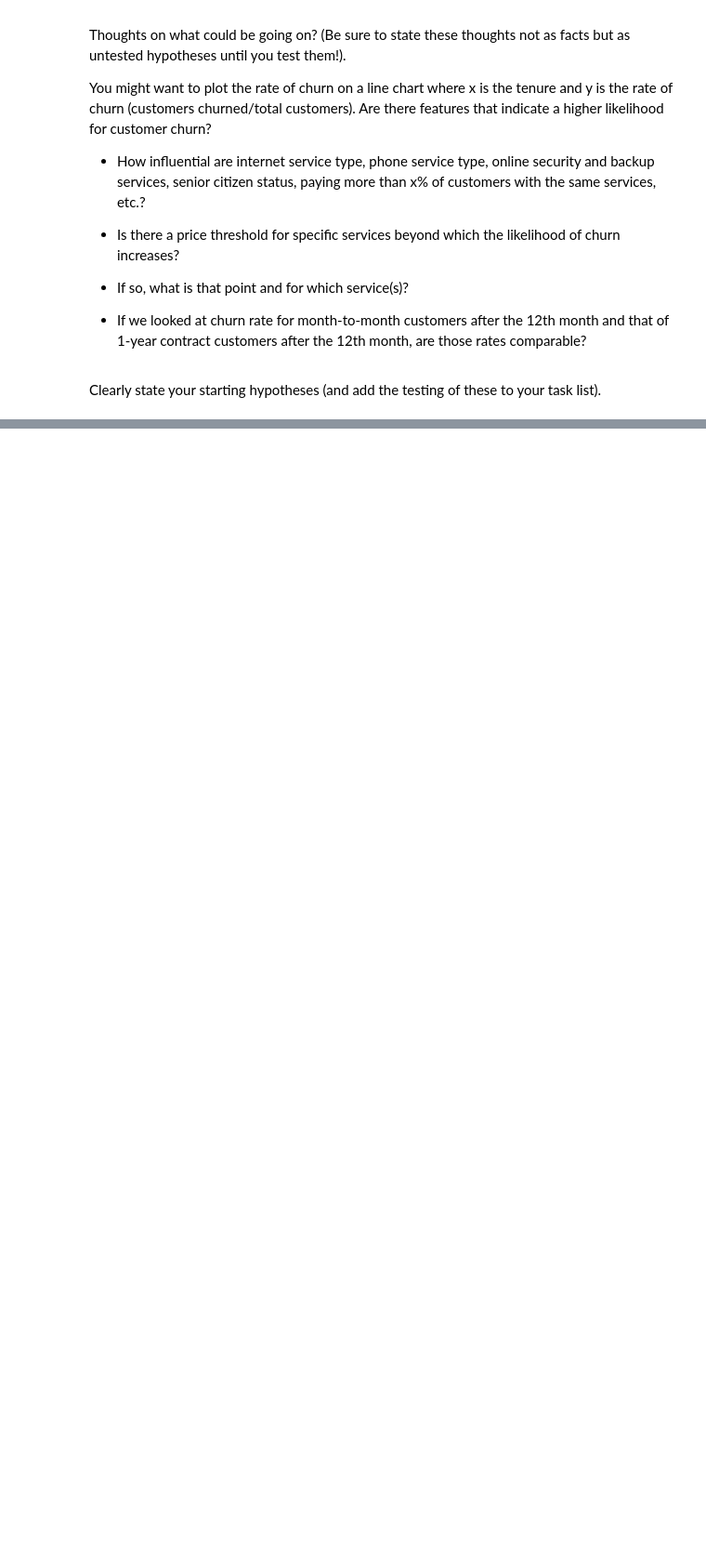
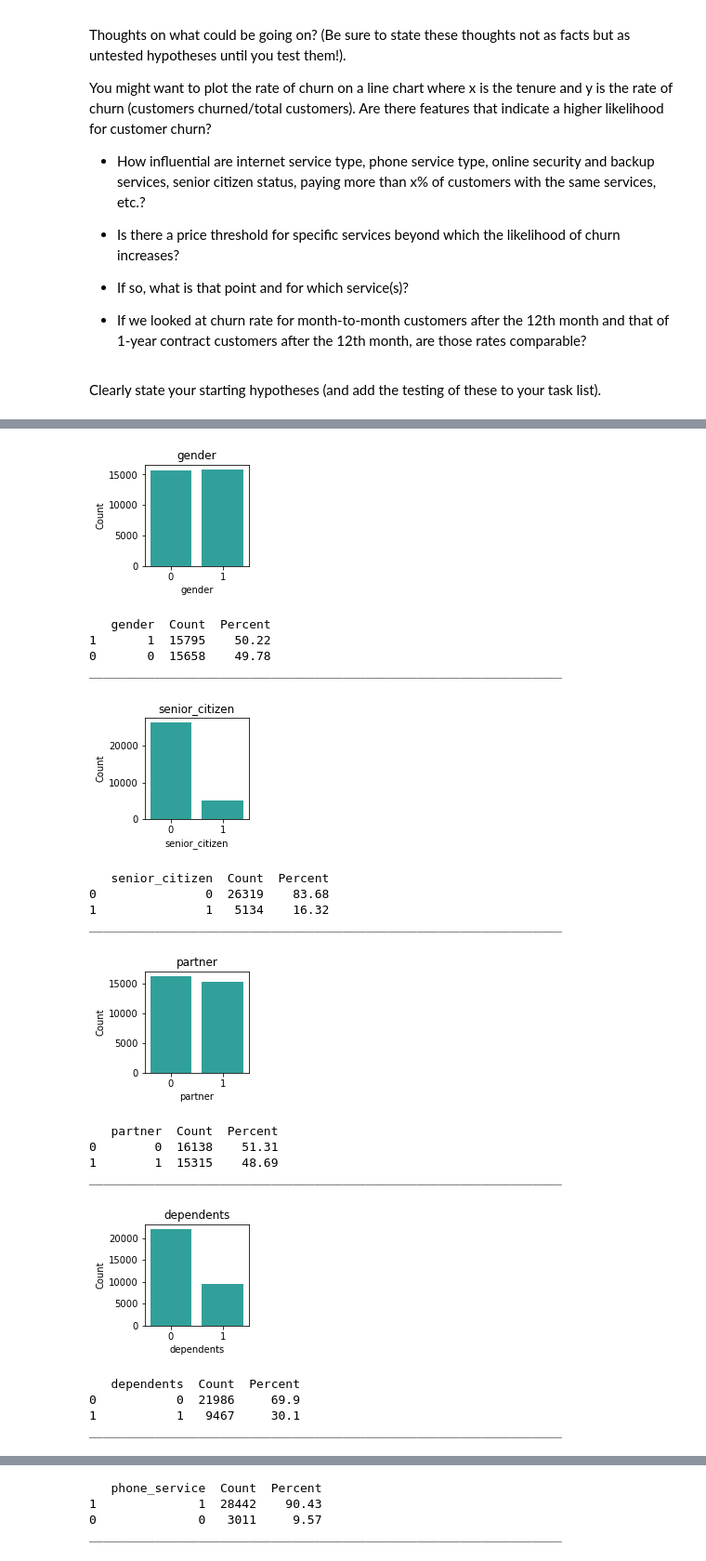
Before and after one commit to veronica-f-reyes/telco_classification_project, a Jupyter notebook: Initial Telco Churn Project Notebook.ipynb, the cells around one changed output, grey strips where cells are left out. Shown at 93% size. Cells and saved outputs as stored; diff of their text form; code cells hidden in the pictures; blank space fills up the shorter version.

```diff
--- a/Initial Telco Churn Project Notebook.ipynb
+++ b/Initial Telco Churn Project Notebook.ipynb
@@ -264,0 +552,19 @@ train.head()
+# %%
+#First, we need list of categorical variables and one of quantitative variables.
+
+cat_vars = ['gender', 'senior_citizen', 'partner', 'dependents', 'phone_service', 'paperless_billing', 'churn','multiple_lines_Yes',
+            'online_security_Yes','online_backup_Yes', 'tech_support_Yes',
+           'streaming_tv_Yes','streaming_movies_Yes',
+           'contract_type_Month-to-month', 'contract_type_One year',
+           'contract_type_Two year', 'internet_service_type_DSL',
+           'internet_service_type_Fiber optic', 'internet_service_type_None',
+           'payment_type_Bank transfer (automatic)',
+           'payment_type_Credit card (automatic)', 'payment_type_Electronic check',
+           'payment_type_Mailed check', 'automatic_pmt']
+
+cat_vars_select = ['gender', 'senior_citizen', 'partner', 'dependents', 'phone_service', 'paperless_billing', 'churn',
+           'payment_type_Bank transfer (automatic)',
+           'payment_type_Credit card (automatic)', 'payment_type_Electronic check',
+           'payment_type_Mailed check', 'automatic_pmt']
+
+quant_vars = ['tenure', 'monthly_charges','total_charges']
@@ -264,0 +577,23 @@ train.head()
+# %%
+explore.explore_univariate(train, cat_vars, quant_vars)
+# %% [output]
+[figure, added]
+   gender  Count  Percent
+1       1  15795    50.22
+0       0  15658    49.78
+_________________________________________________________________
+[figure, added]
+   senior_citizen  Count  Percent
+0               0  26319    83.68
+1               1   5134    16.32
+_________________________________________________________________
+[figure, added]
+   partner  Count  Percent
+0        0  16138    51.31
+1        1  15315    48.69
+_________________________________________________________________
+[figure, added]
+   dependents  Count  Percent
+0           0  21986     69.9
+1           1   9467     30.1
+_________________________________________________________________
@@ -264,0 +601,4 @@ train.head()
+   phone_service  Count  Percent
+1              1  28442    90.43
+0              0   3011     9.57
+_________________________________________________________________
```
Also changed, not shown: parts of 77 cells of this notebook, 2 other files.
